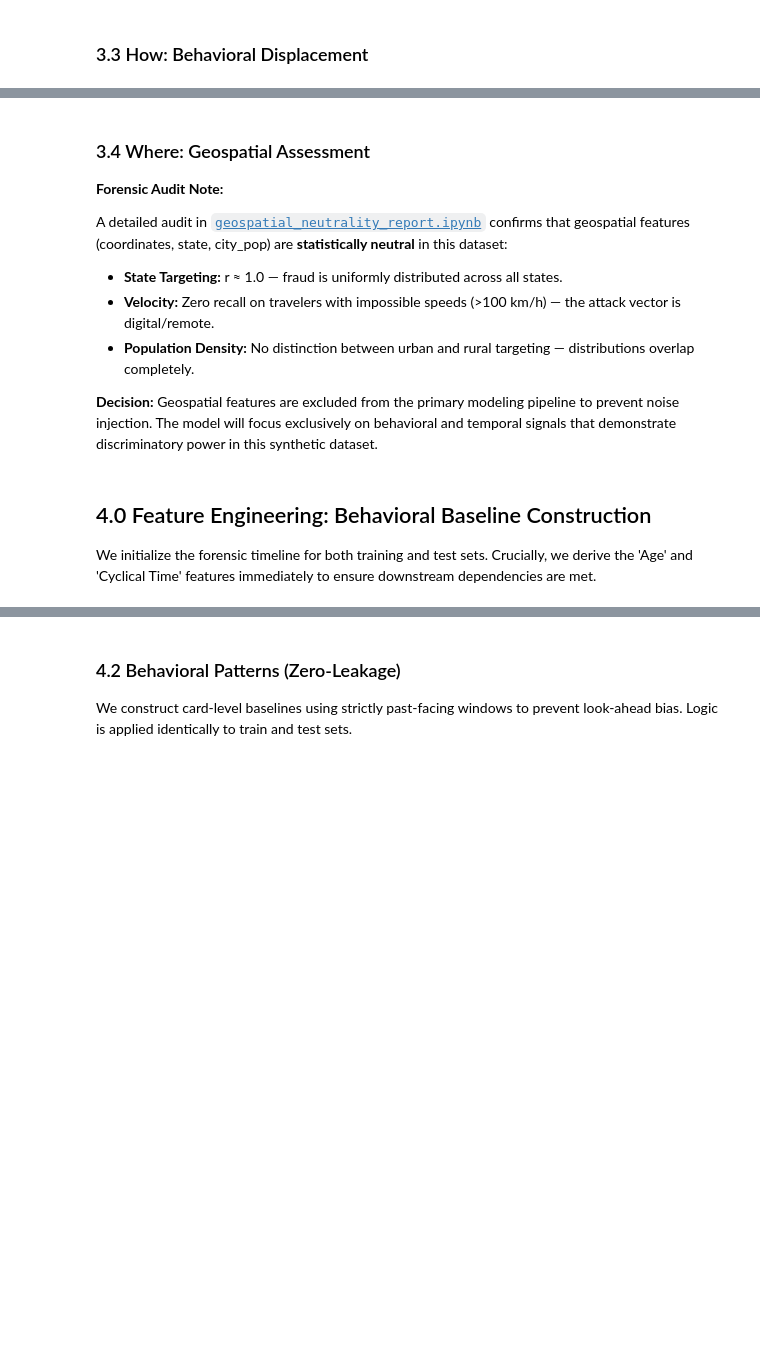
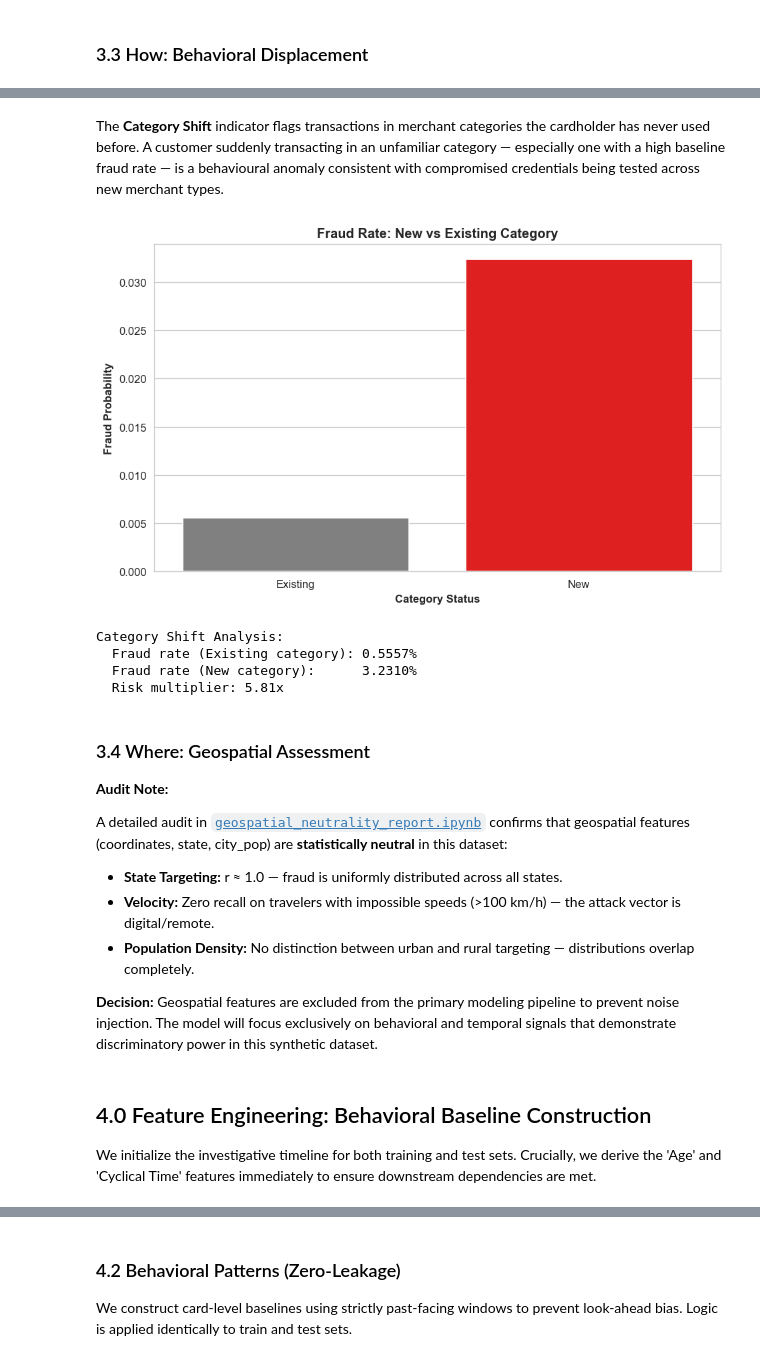
Before and after one commit to MachineheadLearning/fraud-forensics-pipeline, a Jupyter notebook: notebooks/analysis.ipynb, the cells around one changed output, grey strips where cells are left out. Drawn from its saved outputs; the diff is of its cells as text; code cells hidden in the pictures; blank space fills up the shorter version.

```diff
--- a/notebooks/analysis.ipynb
+++ b/notebooks/analysis.ipynb
@@ -261,7 +287,39 @@ Category Shift Analysis:
+# %% [markdown]
+The **Category Shift** indicator flags transactions in merchant categories the cardholder has never used before. A customer suddenly transacting in an unfamiliar category — especially one with a high baseline fraud rate — is a behavioural anomaly consistent with compromised credentials being tested across new merchant types.
+# %%
+# Category shift: flag first-time category usage per cardholder
+train_df = train_df.sort_values(['cc_num', 'trans_date_trans_time'])
+train_df['cat_cumcount'] = train_df.groupby(['cc_num', 'category']).cumcount()
+train_df['is_new_category'] = train_df['cat_cumcount'] == 0
+
+category_fraud_rate = train_df.groupby('is_new_category')['is_fraud'].mean()
+
+fig, ax = plt.subplots(figsize=(8, 5))
+sns.barplot(
+    x=[False, True], y=category_fraud_rate.values,
+    ax=ax, palette=['grey', 'red']
+)
+ax.set_title('Fraud Rate: New vs Existing Category', fontsize=12, fontweight='bold')
+ax.set_xlabel('Category Status', fontsize=10, fontweight='bold')
+ax.set_ylabel('Fraud Probability', fontsize=10, fontweight='bold')
+ax.set_xticklabels(['Existing', 'New'])
+plt.tight_layout()
+plt.show()
+
+print('Category Shift Analysis:')
+print(f'  Fraud rate (Existing category): {category_fraud_rate[False]:.4%}')
+print(f'  Fraud rate (New category):      {category_fraud_rate[True]:.4%}')
+print(f'  Risk multiplier: {category_fraud_rate[True] / category_fraud_rate[False]:.2f}x')
+# %% [output]
+[figure, added]
+Category Shift Analysis:
+  Fraud rate (Existing category): 0.5557%
+  Fraud rate (New category):      3.2310%
+  Risk multiplier: 5.81x
 # %% [markdown]
 ### 3.4 Where: Geospatial Assessment
 
-**Forensic Audit Note:**
+**Audit Note:**
 
 A detailed audit in [`geospatial_neutrality_report.ipynb`](geospatial_neutrality_report.ipynb) confirms that geospatial features (coordinates, state, city_pop) are **statistically neutral** in this dataset:
 
@@ -273,4 +331,4 @@ A detailed audit in [`geospatial_neutrality_report.ipynb`](geospatial_neutrality
 # %% [markdown]
 ## 4.0 Feature Engineering: Behavioral Baseline Construction
 
-We initialize the forensic timeline for both training and test sets. Crucially, we derive the 'Age' and 'Cyclical Time' features immediately to ensure downstream dependencies are met.
+We initialize the investigative timeline for both training and test sets. Crucially, we derive the 'Age' and 'Cyclical Time' features immediately to ensure downstream dependencies are met.
```
Also changed, not shown: parts of 57 cells of this notebook, 4 other files.
